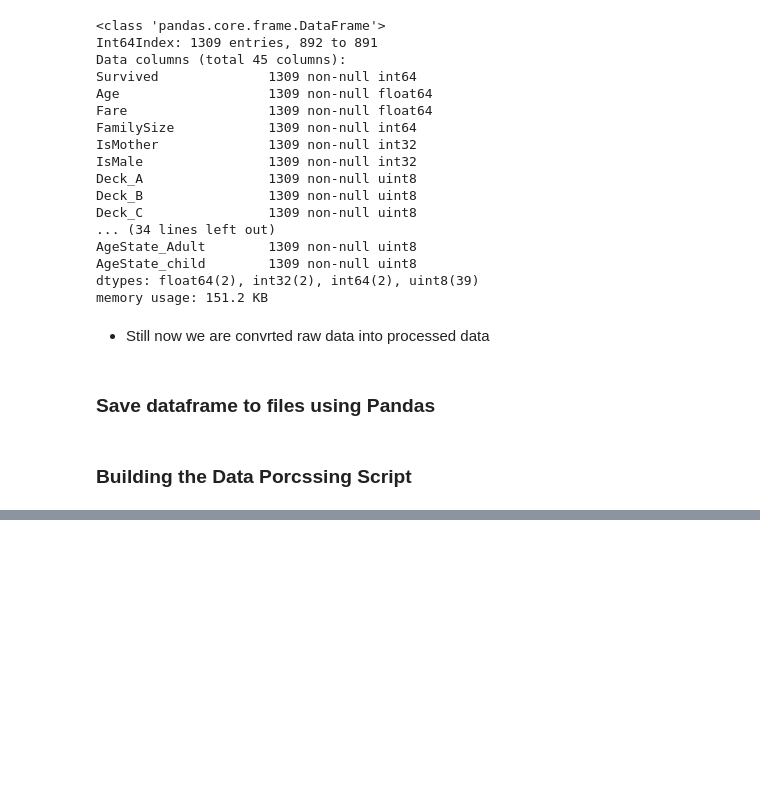
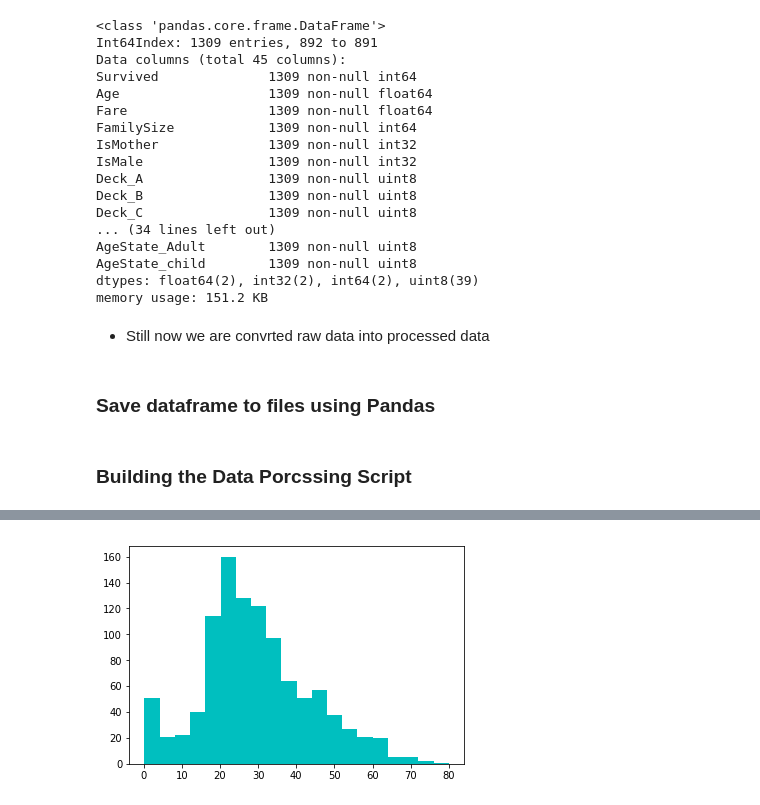
Before and after one commit to divakarsv/titanic, a Jupyter notebook: my first program.ipynb, the cells around one changed output, grey strips where cells are left out. Saved outputs shown, nothing was run; the diff lists cells and outputs as text; code cells hidden in the pictures; blank space fills up the shorter version.

```diff
--- a/my first program.ipynb
+++ b/my first program.ipynb
@@ -1322,0 +1231,5 @@ memory usage: 143.8 KB
+# %%
+plt.hist(df.Age,bins=20,color='c')
+plt.show()
+# %% [output]
+[figure, added]
```
Also changed, not shown: parts of 22 cells of this notebook, 7 other files.
